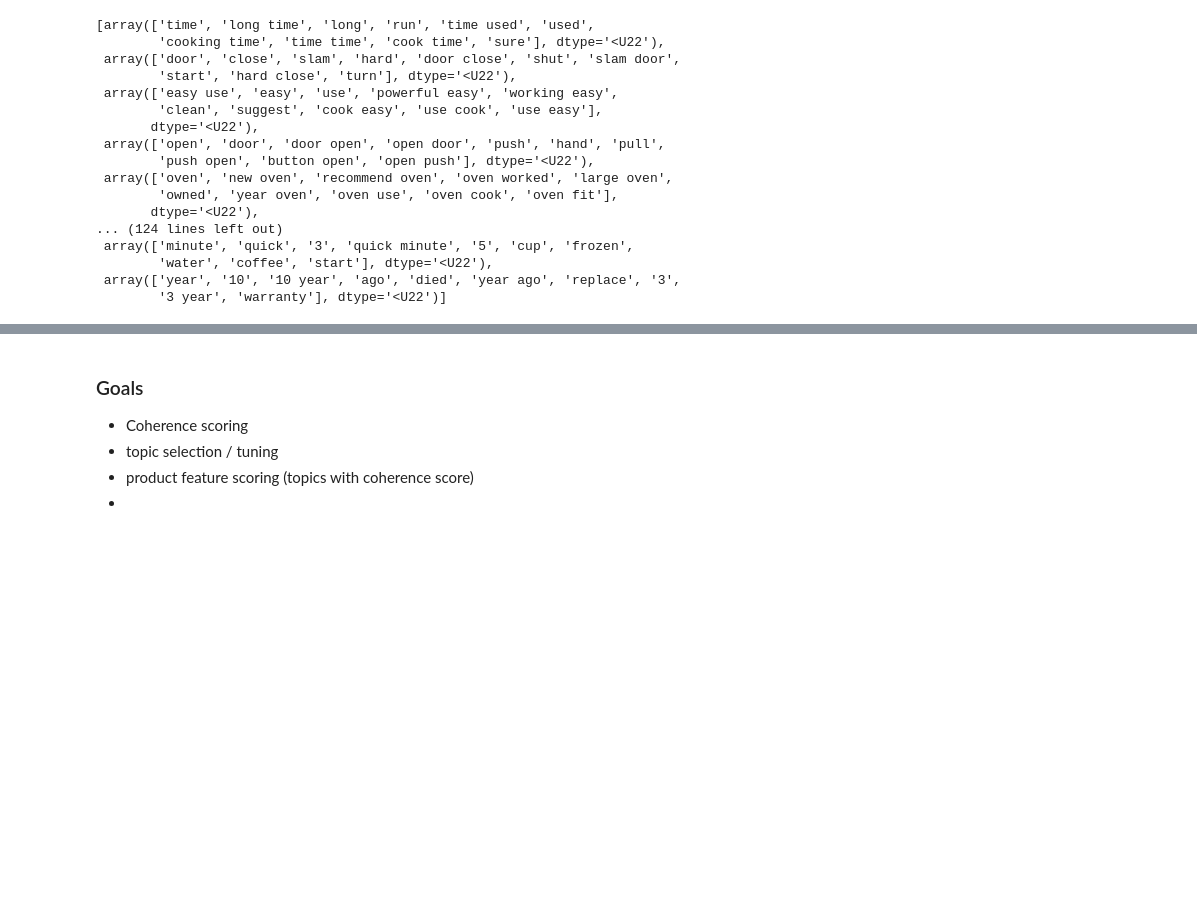
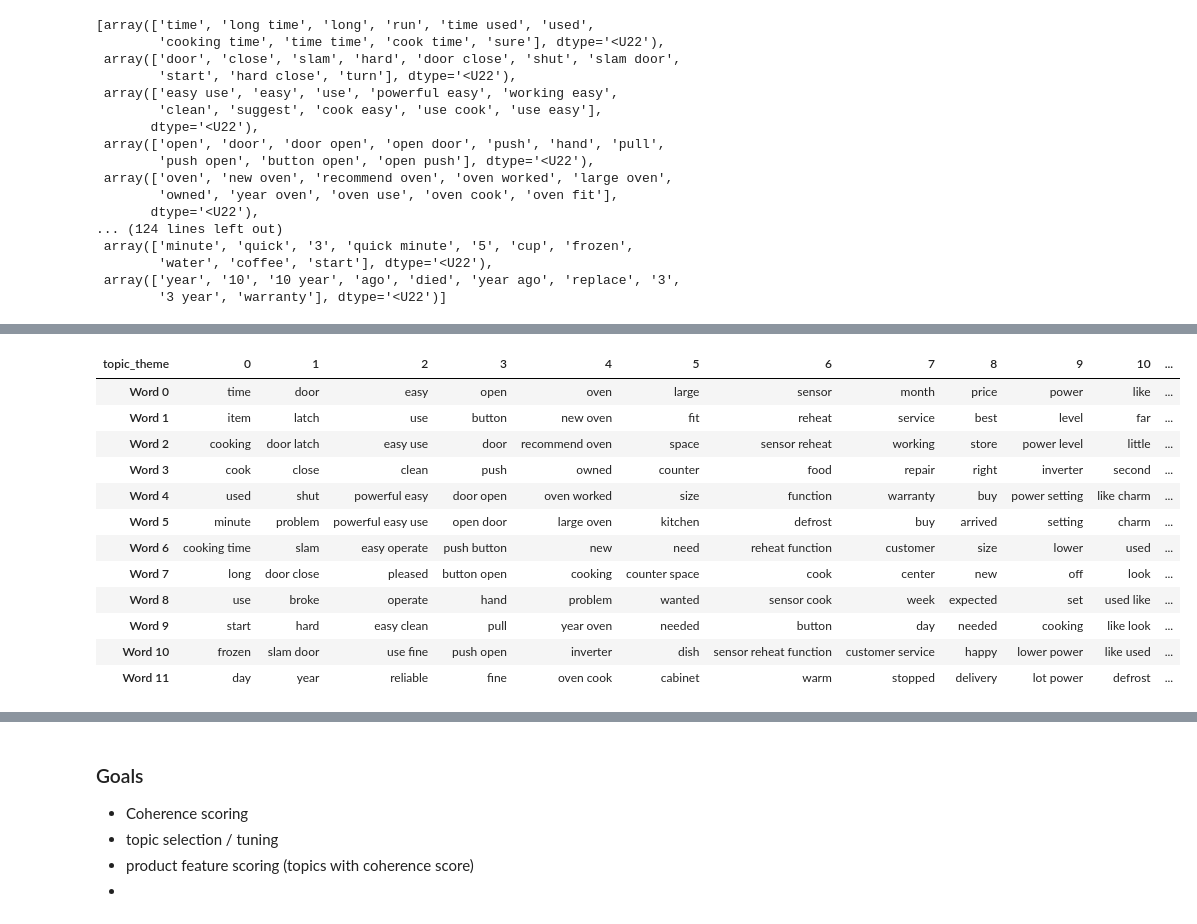
Before and after one commit to GrilledJeez/amazon_product_feature_analysis, a Jupyter notebook: modeling.ipynb, the cells around one changed output, grey strips where cells are left out. Cells and saved outputs as stored; diff of their text form; code cells hidden in the pictures; blank space fills up the shorter version.

```diff
--- a/modeling.ipynb
+++ b/modeling.ipynb
@@ -350,0 +428,16 @@ def nmf_featurizer(n_components=10, n_words=10):
+# %%
+nmf_featurizer(10000,2,.95,3,17, 12)
+# %% [output]
+| topic_theme | 0 | 1 | 2 | 3 | 4 | 5 | 6 | 7 | 8 | 9 | 10 | ... |
+| Word 0 | time | door | easy | open | oven | large | sensor | month | price | power | like | ... |
+| Word 1 | item | latch | use | button | new oven | fit | reheat | service | best | level | far | ... |
+| Word 2 | cooking | door latch | easy use | door | recommend oven | space | sensor reheat | working | store | power level | little | ... |
+| Word 3 | cook | close | clean | push | owned | counter | food | repair | right | inverter | second | ... |
+| Word 4 | used | shut | powerful easy | door open | oven worked | size | function | warranty | buy | power setting | like charm | ... |
+| Word 5 | minute | problem | powerful easy use | open door | large oven | kitchen | defrost | buy | arrived | setting | charm | ... |
+| Word 6 | cooking time | slam | easy operate | push button | new | need | reheat function | customer | size | lower | used | ... |
+| Word 7 | long | door close | pleased | button open | cooking | counter space | cook | center | new | off | look | ... |
+| Word 8 | use | broke | operate | hand | problem | wanted | sensor cook | week | expected | set | used like | ... |
+| Word 9 | start | hard | easy clean | pull | year oven | needed | button | day | needed | cooking | like look | ... |
+| Word 10 | frozen | slam door | use fine | push open | inverter | dish | sensor reheat function | customer service | happy | lower power | like used | ... |
+| Word 11 | day | year | reliable | fine | oven cook | cabinet | warm | stopped | delivery | lot power | defrost | ... |
```
Also changed, not shown: parts of 11 cells of this notebook.
